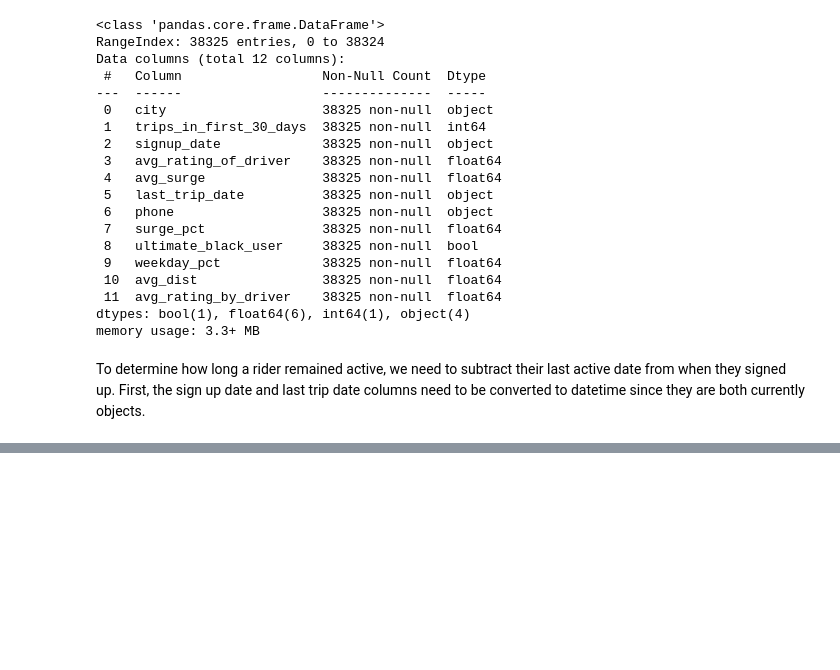
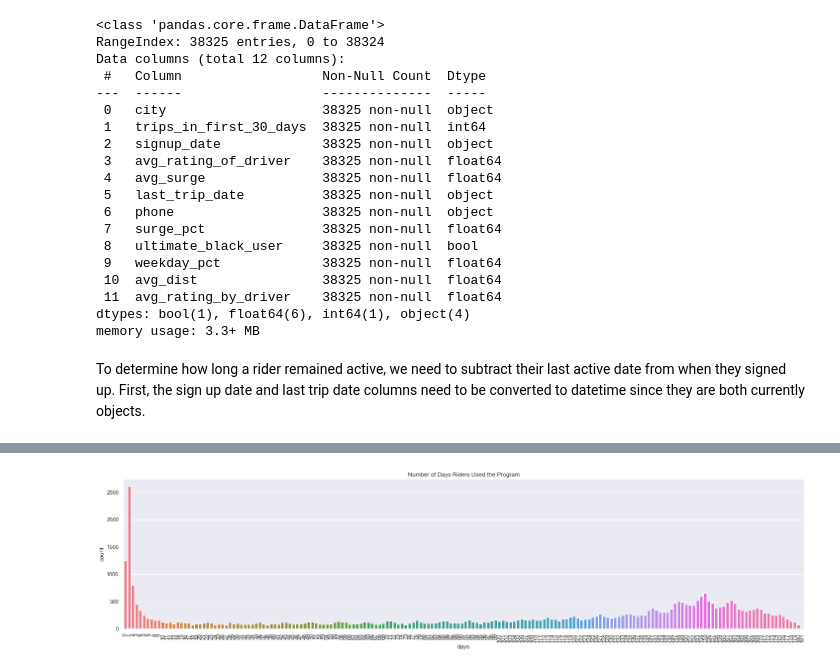
Before and after one commit to annafin/Springboard-Data-Science, a Jupyter notebook: ultimate_technologies_challenge/tech_challenge.ipynb, the cells around one changed output, grey strips where cells are left out. Drawn from its saved outputs; the diff is of its cells as text; code cells hidden in the pictures; blank space fills up the shorter version.

```diff
--- a/ultimate_technologies_challenge/tech_challenge.ipynb
+++ b/ultimate_technologies_challenge/tech_challenge.ipynb
@@ -484,0 +600,8 @@ To determine how long a rider remained active, we need to subtract their last ac
+# %%
+# how long riders used the rideshare program for
+r = sns.catplot(x='days', kind='count', palette='husl', aspect=4, data=rider)
+r.set_xticklabels(rotation=90)
+plt.title('Number of Days Riders Used the Program')
+plt.show() # using the program for one day is popular!
+# %% [output]
+[figure, added]
```
Also changed, not shown: parts of 44 cells of this notebook.
